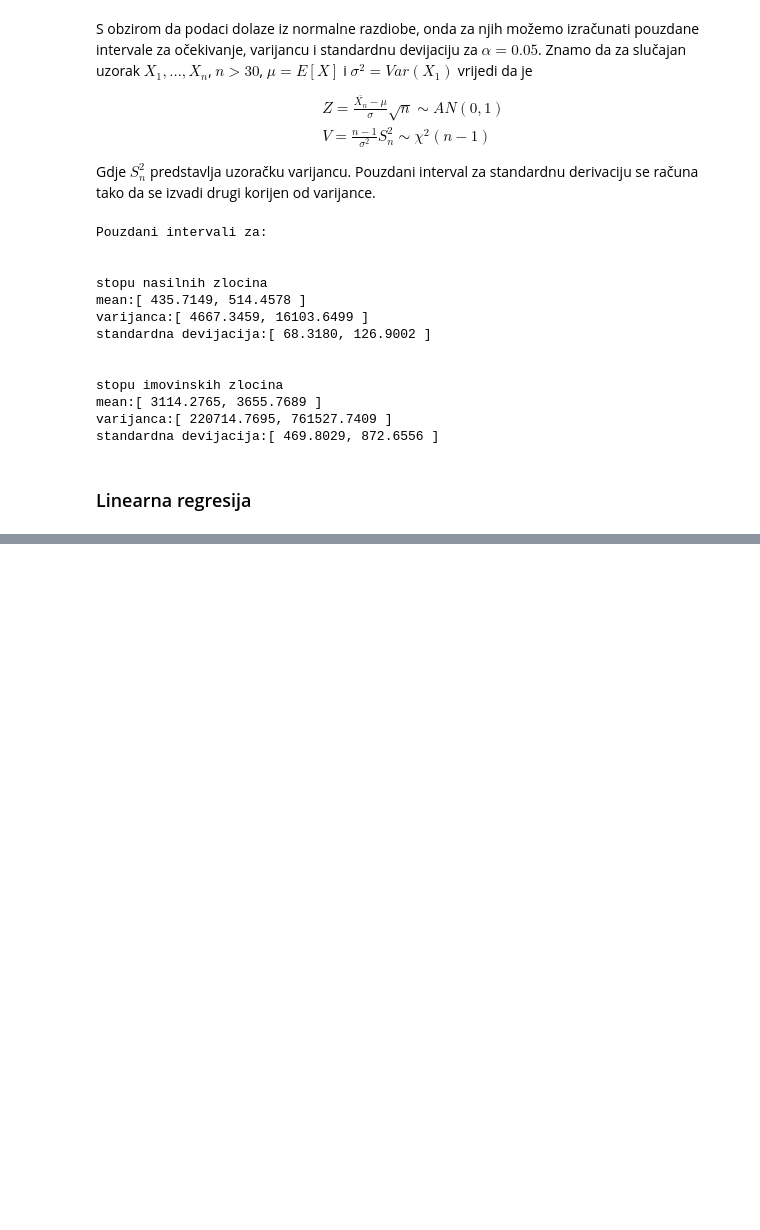
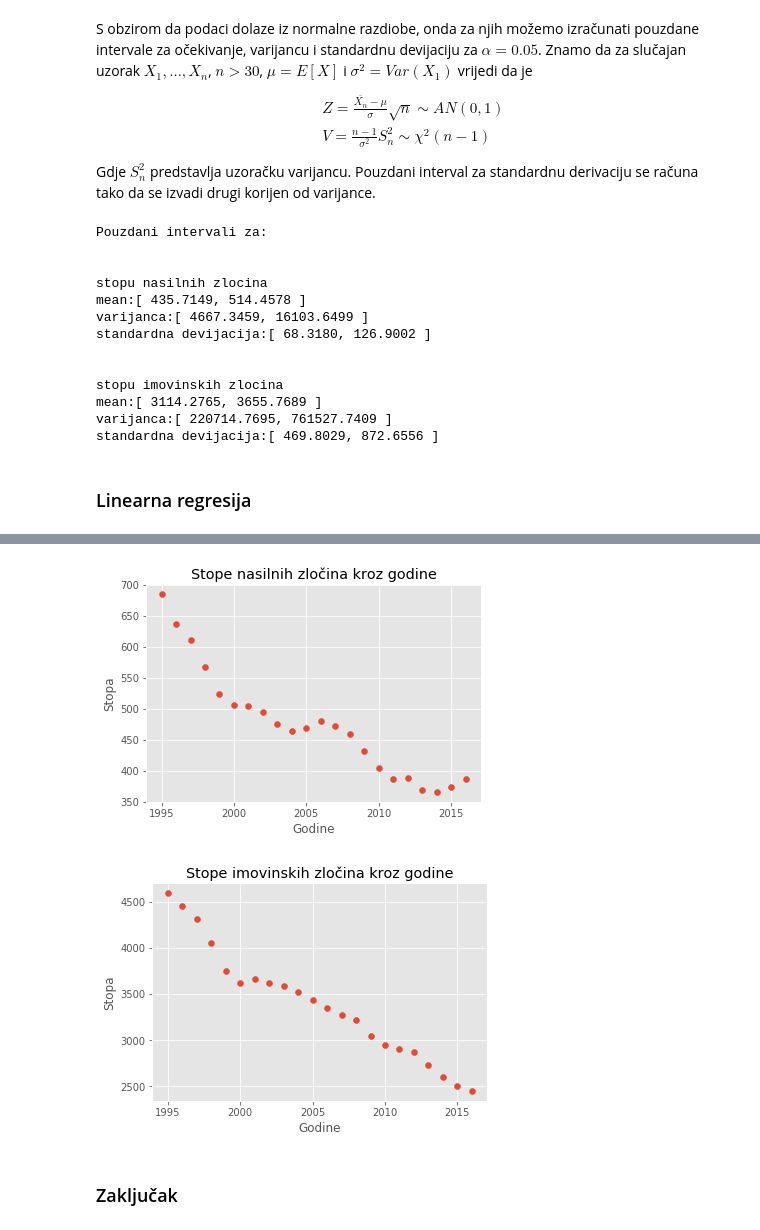
Before and after one commit to migamul/Matematicki-softver, a Jupyter notebook: Analiza zlocina u Sjedinjenim Americkim Drzavama.ipynb, the cells around one changed output, grey strips where cells are left out. Drawn from its saved outputs; the diff is of its cells as text; code cells hidden in the pictures; blank space fills up the shorter version.

```diff
--- a/Analiza zlocina u Sjedinjenim Americkim Drzavama.ipynb
+++ b/Analiza zlocina u Sjedinjenim Americkim Drzavama.ipynb
@@ -560,0 +559,16 @@ Uočimo da se može vidjeti trend opadanja obju stopa.
+# %%
+plt.scatter(datac['godina'], datac['stopa_nasilnih_zlocina'])
+plt.title('Stope nasilnih zločina kroz godine')
+plt.xlabel('Godine')
+plt.ylabel('Stopa')
+plt.show()
+plt.scatter(datac['godina'], datac['stopa_imovinskih_zlocina'])
+plt.title('Stope imovinskih zločina kroz godine')
+plt.xlabel('Godine')
+plt.ylabel('Stopa')
+plt.show()
+# %% [output]
+[figure, added]
+[figure, added]
+# %% [markdown]
+### Zaključak
```
Also changed, not shown: parts of 23 cells of this notebook.
